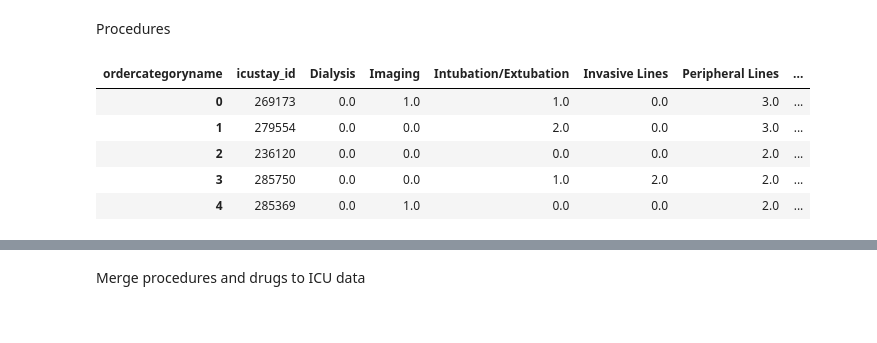
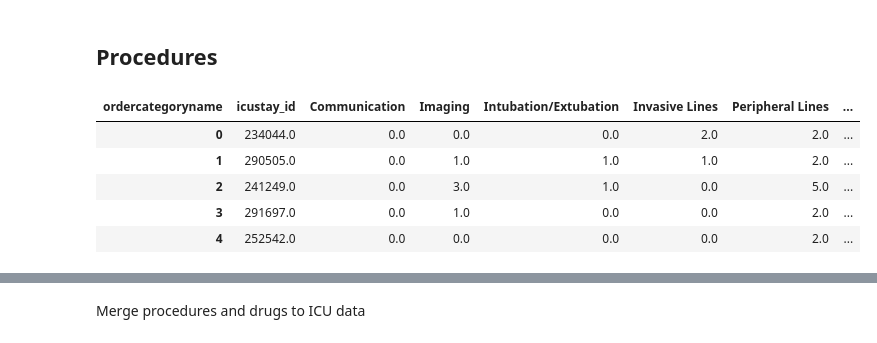
Before and after one commit to delashu/BIOS823_Project, a Jupyter notebook: scripts/feature_engineering/fe_01.ipynb, the cells around one changed output, grey strips where cells are left out. Drawn from its saved outputs; the diff is of its cells as text; code cells hidden in the pictures.

```diff
--- a/scripts/feature_engineering/fe_01.ipynb
+++ b/scripts/feature_engineering/fe_01.ipynb
@@ -4,0 +6,2 @@ import pickle
+# %%
+con = sqlite3.connect('MIMIC3_full.db')
@@ -4,0 +12,2 @@ import pickle
+# %%
+procdf = pd.read_sql('select * from procedure', con)
@@ -5,3 +22,6 @@ import pickle
+# %%
+procdf.columns = procdf.columns.str.lower()
+drugdf.columns = drugdf.columns.str.lower()
 # %%
 fields = ["subject_id","hadm_id","deathtime", "admission_type", "admission_location",
           "discharge_location", "insurance", "diagnosis", "hospital_expire_flag"]
@@ -13,4 +33 @@ icudf = pd.read_csv("https://physionet.org/files/mimiciii-demo/1.4/ICUSTAYS.csv?
-# %%
-procdf = pd.read_csv("https://physionet.org/files/mimiciii-demo/1.4/PROCEDUREEVENTS_MV.csv?download")
-drugdf = pd.read_csv("https://physionet.org/files/mimiciii-demo/1.4/PRESCRIPTIONS.csv?download")
 # %% [markdown]
@@ -43,30 +60,30 @@ icu_full
-# %% [markdown]
-Procedures
+# %% [markdown]
+## Procedures
 # %%
-procdf = pd.read_csv("https://physionet.org/files/mimiciii-demo/1.4/PROCEDUREEVENTS_MV.csv?download")
+#procdf = pd.read_csv("https://physionet.org/files/mimiciii-demo/1.4/PROCEDUREEVENTS_MV.csv?download")
 topprocs = procdf['ordercategoryname'].value_counts().head(8).index.tolist()
 procdf = procdf[procdf['ordercategoryname'].isin(topprocs)].reset_index()
 procdf = procdf[procdf['icustay_id'].notna()]
 myproc_counts = procdf.groupby(['subject_id', 'icustay_id', 'ordercategoryname']).size().reset_index(name='counts')
 myproc_counts_long = myproc_counts.pivot(index = ['subject_id','icustay_id'],
                                          columns = 'ordercategoryname',
                                          values = 'counts').reset_index()
 #.reset_index()
 myproc_counts_long = myproc_counts_long.replace(np.nan,0)
 #myproc_counts_long = myproc_counts_long.reset_index(drop=True, inplace=True)
 myproc_counts_long = myproc_counts_long.rename_axis(None).drop(columns=['subject_id'])
 
 procedure_columns = ['Dialysis', 'Imaging', 'Intubation/Extubation',
        'Invasive Lines', 'Peripheral Lines', 'Procedures',
        'Significant Events', 'Ventilation']
 
 with open("../../crosstables/procedure_list.txt", "wb") as fp:   #Pickling
     pickle.dump(procedure_columns, fp)
 myproc_counts_long.head()
 # %% [output]
-| ordercategoryname | icustay_id | Dialysis | Imaging | Intubation/Extubation | Invasive Lines | Peripheral Lines | ... |
-| 0 | 269173 | 0.0 | 1.0 | 1.0 | 0.0 | 3.0 | ... |
-| 1 | 279554 | 0.0 | 0.0 | 2.0 | 0.0 | 3.0 | ... |
-| 2 | 236120 | 0.0 | 0.0 | 0.0 | 0.0 | 2.0 | ... |
-| 3 | 285750 | 0.0 | 0.0 | 1.0 | 2.0 | 2.0 | ... |
-| 4 | 285369 | 0.0 | 1.0 | 0.0 | 0.0 | 2.0 | ... |
+| ordercategoryname | icustay_id | Communication | Imaging | Intubation/Extubation | Invasive Lines | Peripheral Lines | ... |
+| 0 | 234044.0 | 0.0 | 0.0 | 0.0 | 2.0 | 2.0 | ... |
+| 1 | 290505.0 | 0.0 | 1.0 | 1.0 | 1.0 | 2.0 | ... |
+| 2 | 241249.0 | 0.0 | 3.0 | 1.0 | 0.0 | 5.0 | ... |
+| 3 | 291697.0 | 0.0 | 1.0 | 0.0 | 0.0 | 2.0 | ... |
+| 4 | 252542.0 | 0.0 | 0.0 | 0.0 | 0.0 | 2.0 | ... |
```
Also changed, not shown: parts of 15 cells of this notebook, 3 other files.
